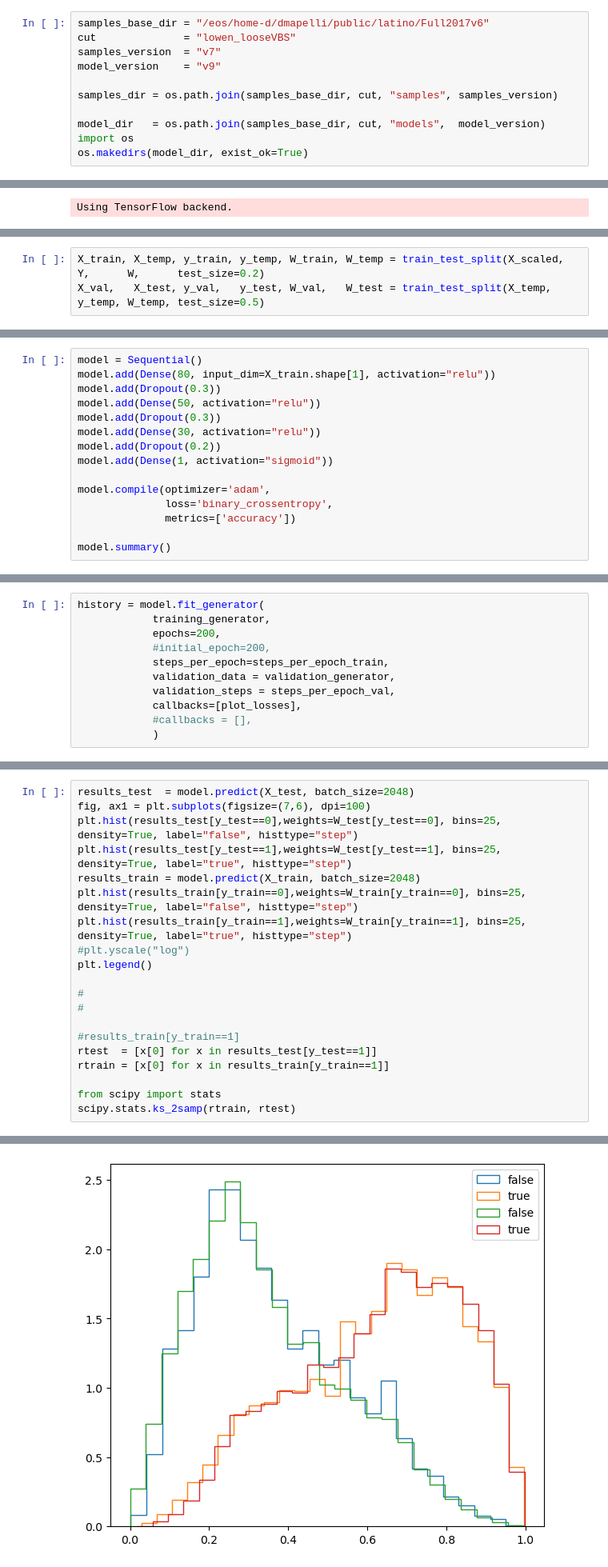
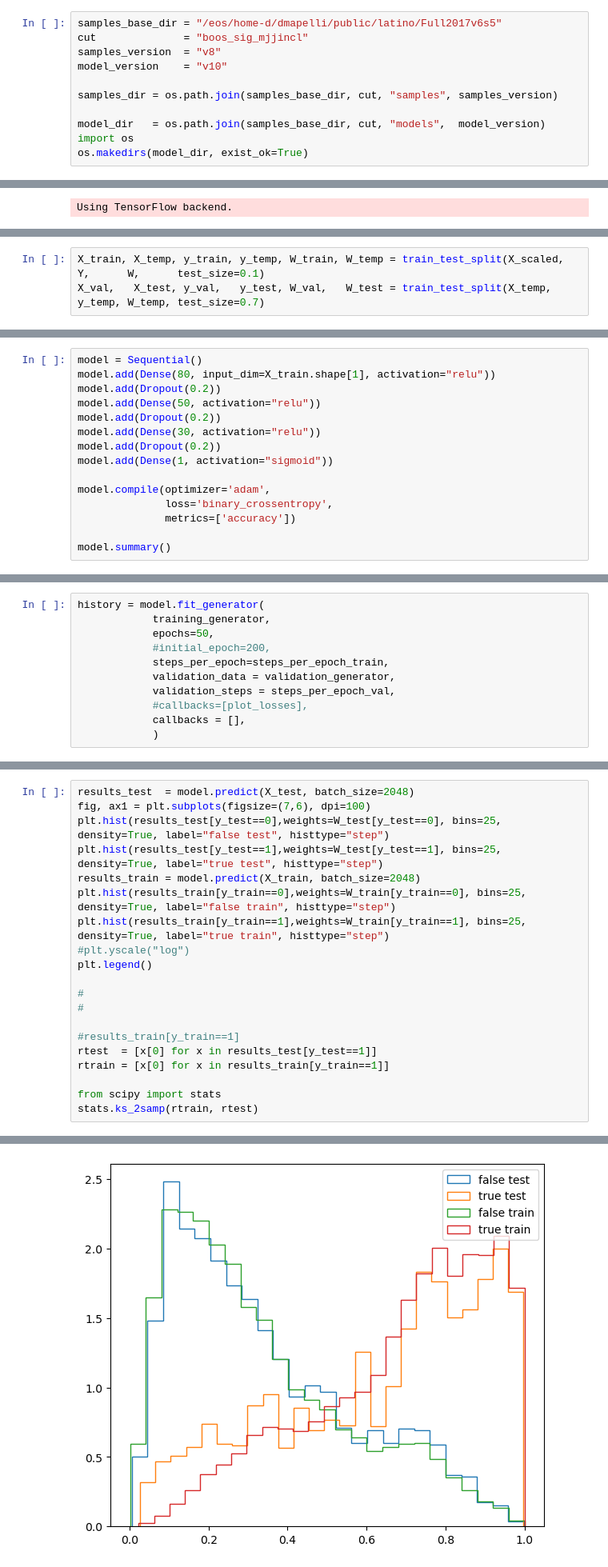
Before and after one commit to UniMiBAnalyses/ML_classification, a Jupyter notebook: Training_v1.ipynb, the cells around one changed output, grey strips where cells are left out. Shown at 80% size. Saved outputs shown, nothing was run; the diff lists cells and outputs as text.

Commit message:
vbsjjlnu - samples v8 model v10

```diff
--- a/Training_v1.ipynb
+++ b/Training_v1.ipynb
@@ -11,10 +11,10 @@ mpl.rcParams['figure.figsize'] = (6,6)
 mpl.rcParams['figure.dpi'] = 100
 mpl.rcParams["image.origin"] = 'lower'
 # %%
-samples_base_dir = "/eos/home-d/dmapelli/public/latino/Full2017v6"
-cut              = "lowen_looseVBS"
-samples_version  = "v7"
-model_version    = "v9"
+samples_base_dir = "/eos/home-d/dmapelli/public/latino/Full2017v6s5"
+cut              = "boos_sig_mjjincl"
+samples_version  = "v8"
+model_version    = "v10"
 
 samples_dir = os.path.join(samples_base_dir, cut, "samples", samples_version)
 
@@ -101,6 +101,6 @@ _ = plt.hist(W, bins=100, range=(0,2))
 Let's give 25% to validation (validation during training + test).
 The validation is then split in 50%-50% for training validation and final result
 # %%
-X_train, X_temp, y_train, y_temp, W_train, W_temp = train_test_split(X_scaled, Y,      W,      test_size=0.2)
-X_val,   X_test, y_val,   y_test, W_val,   W_test = train_test_split(X_temp,   y_temp, W_temp, test_size=0.5)
+X_train, X_temp, y_train, y_temp, W_train, W_temp = train_test_split(X_scaled, Y,      W,      test_size=0.1)
+X_val,   X_test, y_val,   y_test, W_val,   W_test = train_test_split(X_temp,   y_temp, W_temp, test_size=0.7)
 # %%
@@ -181,9 +185,9 @@ plot_losses = PlotLosses()
 # %%
 model = Sequential()
 model.add(Dense(80, input_dim=X_train.shape[1], activation="relu"))
-model.add(Dropout(0.3))
+model.add(Dropout(0.2))
 model.add(Dense(50, activation="relu"))
-model.add(Dropout(0.3))
+model.add(Dropout(0.2))
 model.add(Dense(30, activation="relu"))
 model.add(Dropout(0.2))
 model.add(Dense(1, activation="sigmoid"))
@@ -234,12 +238,12 @@ _________________________________________________________________
 # %%
 history = model.fit_generator(
             training_generator,
-            epochs=200,
+            epochs=50,
             #initial_epoch=200,
             steps_per_epoch=steps_per_epoch_train,
             validation_data = validation_generator,
             validation_steps = steps_per_epoch_val,
-            callbacks=[plot_losses],
-            #callbacks = [],
+            #callbacks=[plot_losses],
+            callbacks = [],
             )
 # %% [output]
@@ -326,11 +322,11 @@ plt.legend()
 # %%
 results_test  = model.predict(X_test, batch_size=2048)
 fig, ax1 = plt.subplots(figsize=(7,6), dpi=100)
-plt.hist(results_test[y_test==0],weights=W_test[y_test==0], bins=25, density=True, label="false", histtype="step")
-plt.hist(results_test[y_test==1],weights=W_test[y_test==1], bins=25, density=True, label="true", histtype="step")
+plt.hist(results_test[y_test==0],weights=W_test[y_test==0], bins=25, density=True, label="false test", histtype="step")
+plt.hist(results_test[y_test==1],weights=W_test[y_test==1], bins=25, density=True, label="true test", histtype="step")
 results_train = model.predict(X_train, batch_size=2048)
-plt.hist(results_train[y_train==0],weights=W_train[y_train==0], bins=25, density=True, label="false", histtype="step")
-plt.hist(results_train[y_train==1],weights=W_train[y_train==1], bins=25, density=True, label="true", histtype="step")
+plt.hist(results_train[y_train==0],weights=W_train[y_train==0], bins=25, density=True, label="false train", histtype="step")
+plt.hist(results_train[y_train==1],weights=W_train[y_train==1], bins=25, density=True, label="true train", histtype="step")
 #plt.yscale("log")
 plt.legend()
 
@@ -342,5 +338,5 @@ rtest  = [x[0] for x in results_test[y_test==1]]
 rtrain = [x[0] for x in results_train[y_train==1]]
 
 from scipy import stats
-scipy.stats.ks_2samp(rtrain, rtest)
+stats.ks_2samp(rtrain, rtest)
 # %% [output]
@@ -348,4 +344,4 @@ NameError: name 'scipy' is not defined
-[figure, old version]
+[figure, new version]
 # %%
 results_test[y_test==1].shape
 # %% [output]
```
Also changed, not shown: parts of 16 cells of this notebook, 1 other file.
